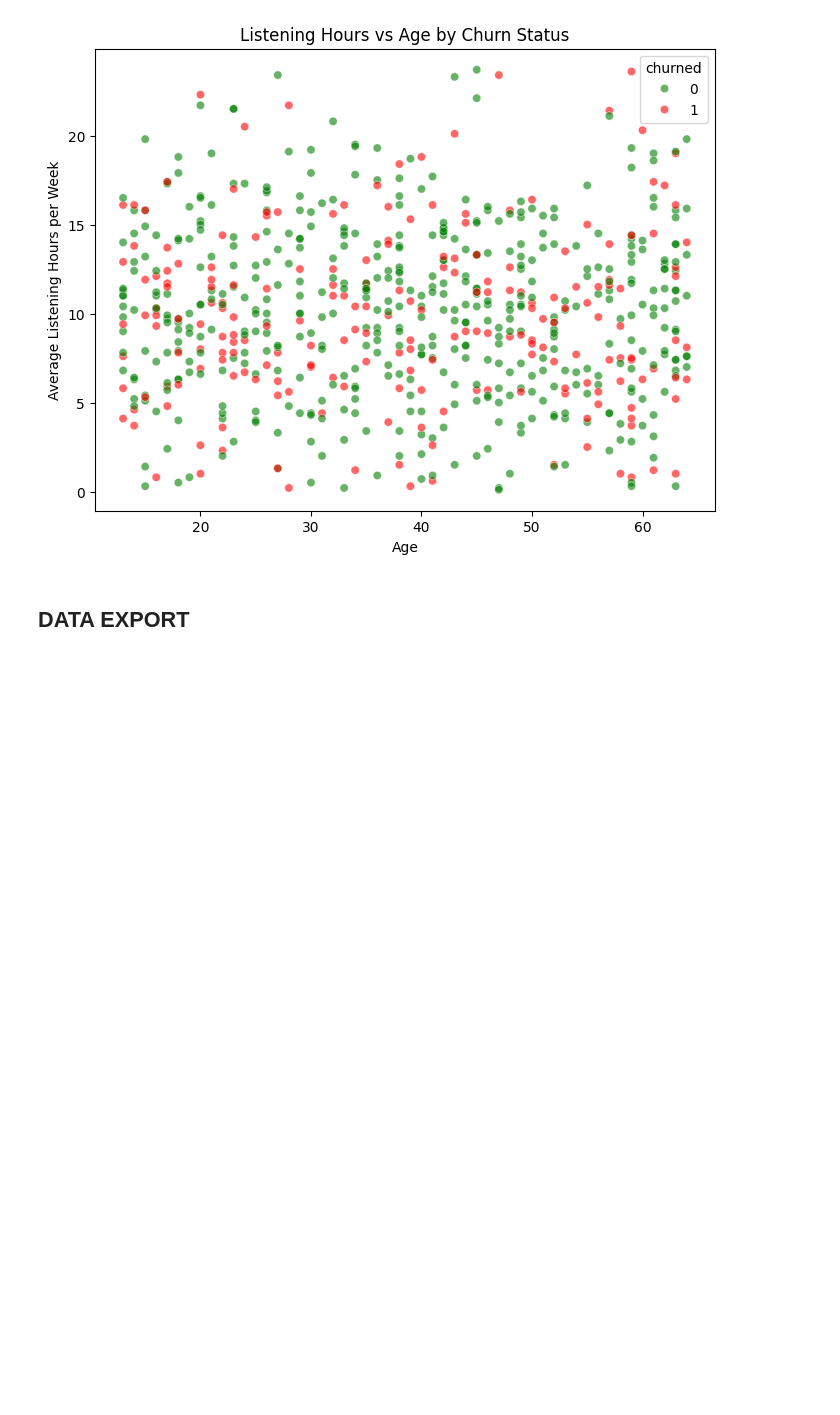
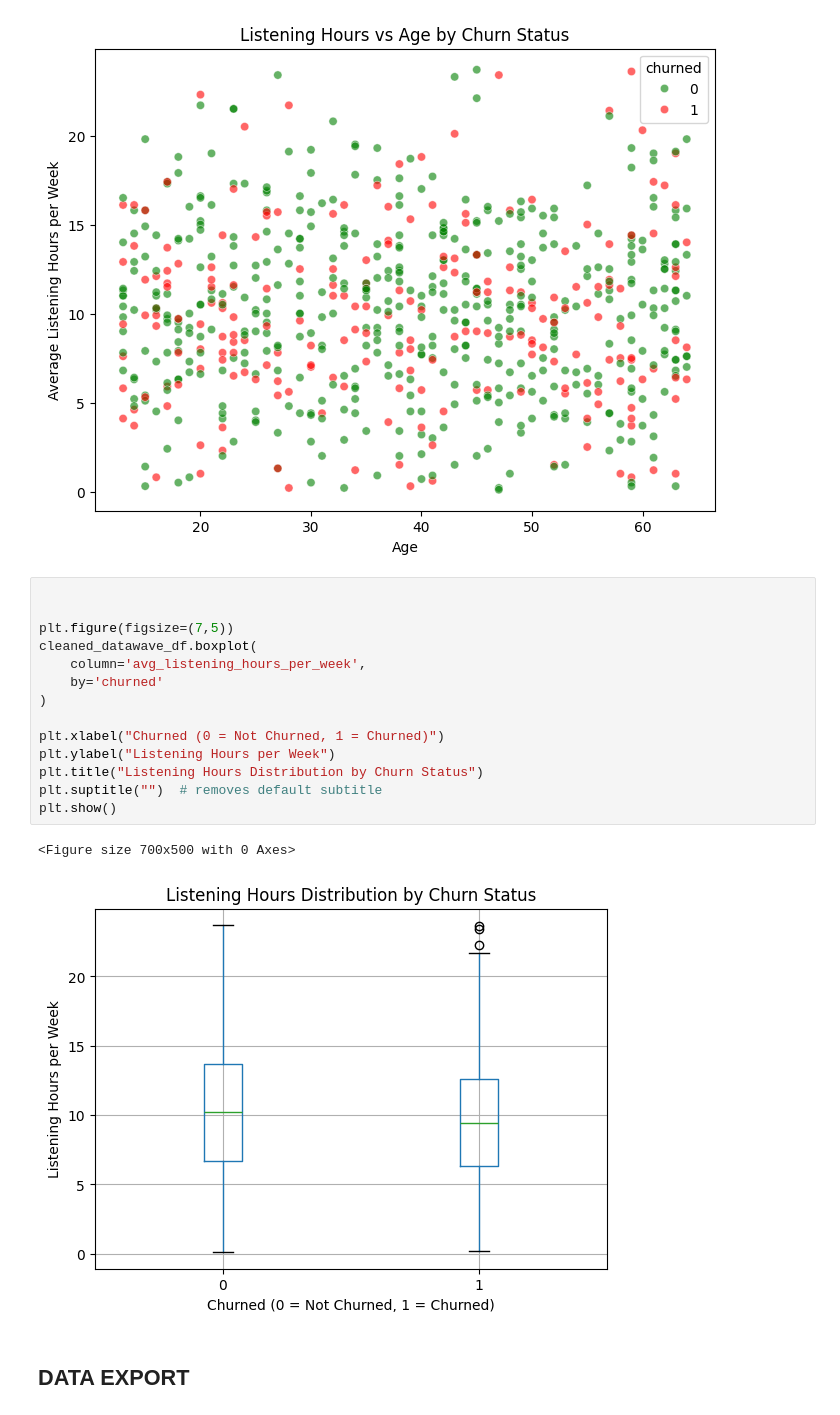
Before and after one commit to ice-alt/PortfolioProjects, a Jupyter notebook: DataWave Music/DataWave_Music_Analysis.ipynb, the cells around one changed output. Cells and saved outputs as stored; diff of their text form; blank space fills up the shorter version.

```diff
--- a/DataWave Music/DataWave_Music_Analysis.ipynb
+++ b/DataWave Music/DataWave_Music_Analysis.ipynb
@@ -1289,6 +1290,23 @@ plt.title("Listening Hours vs Age by Churn Status")
 plt.show()
 # %% [output]
 [figure]
+# %%
+
+
+plt.figure(figsize=(7,5))
+cleaned_datawave_df.boxplot(
+    column='avg_listening_hours_per_week',
+    by='churned'
+)
+
+plt.xlabel("Churned (0 = Not Churned, 1 = Churned)")
+plt.ylabel("Listening Hours per Week")
+plt.title("Listening Hours Distribution by Churn Status")
+plt.suptitle("")  # removes default subtitle
+plt.show()
+# %% [output]
+<Figure size 700x500 with 0 Axes>
+[figure, added]
 # %% [markdown]
 ## **DATA EXPORT**
 # %%
```
Also changed, not shown: parts of 8 cells of this notebook.
